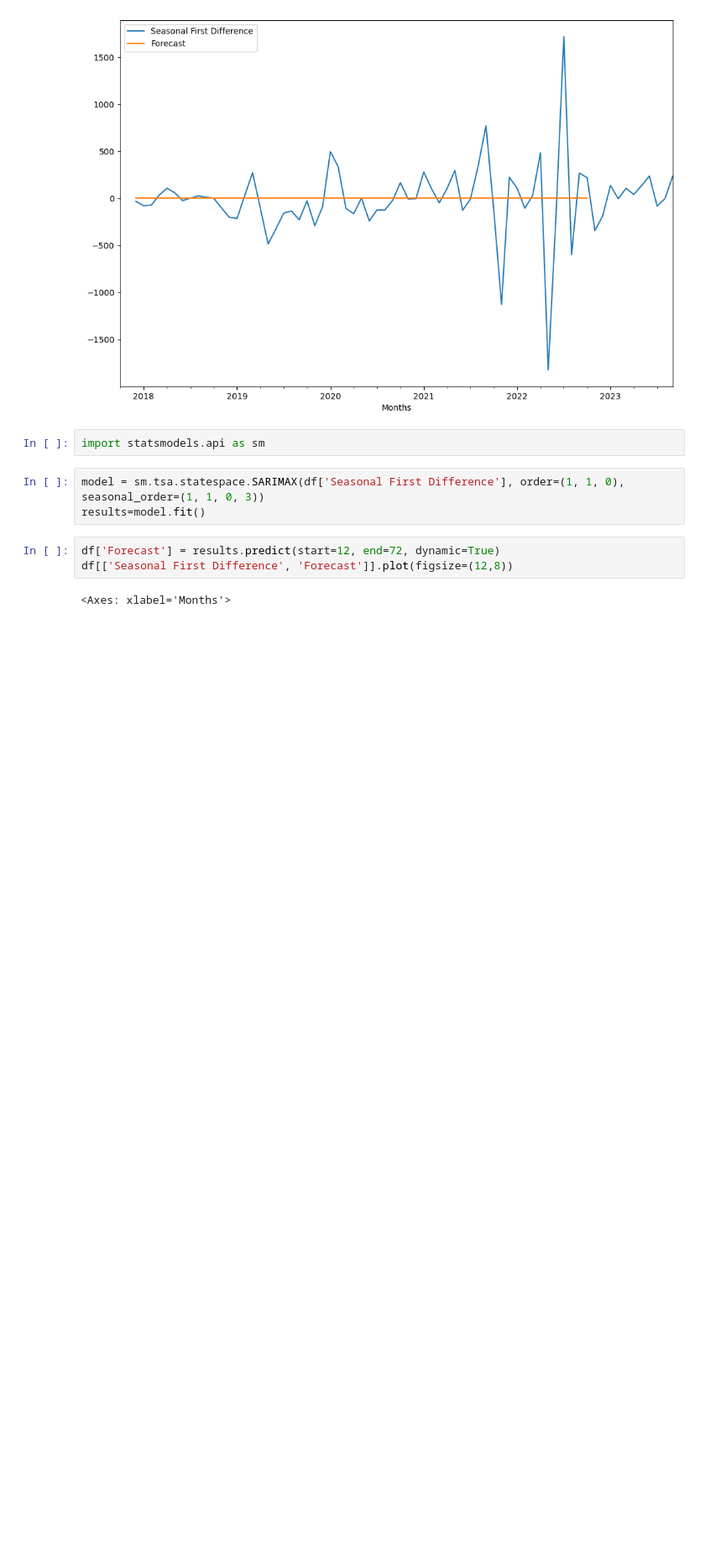
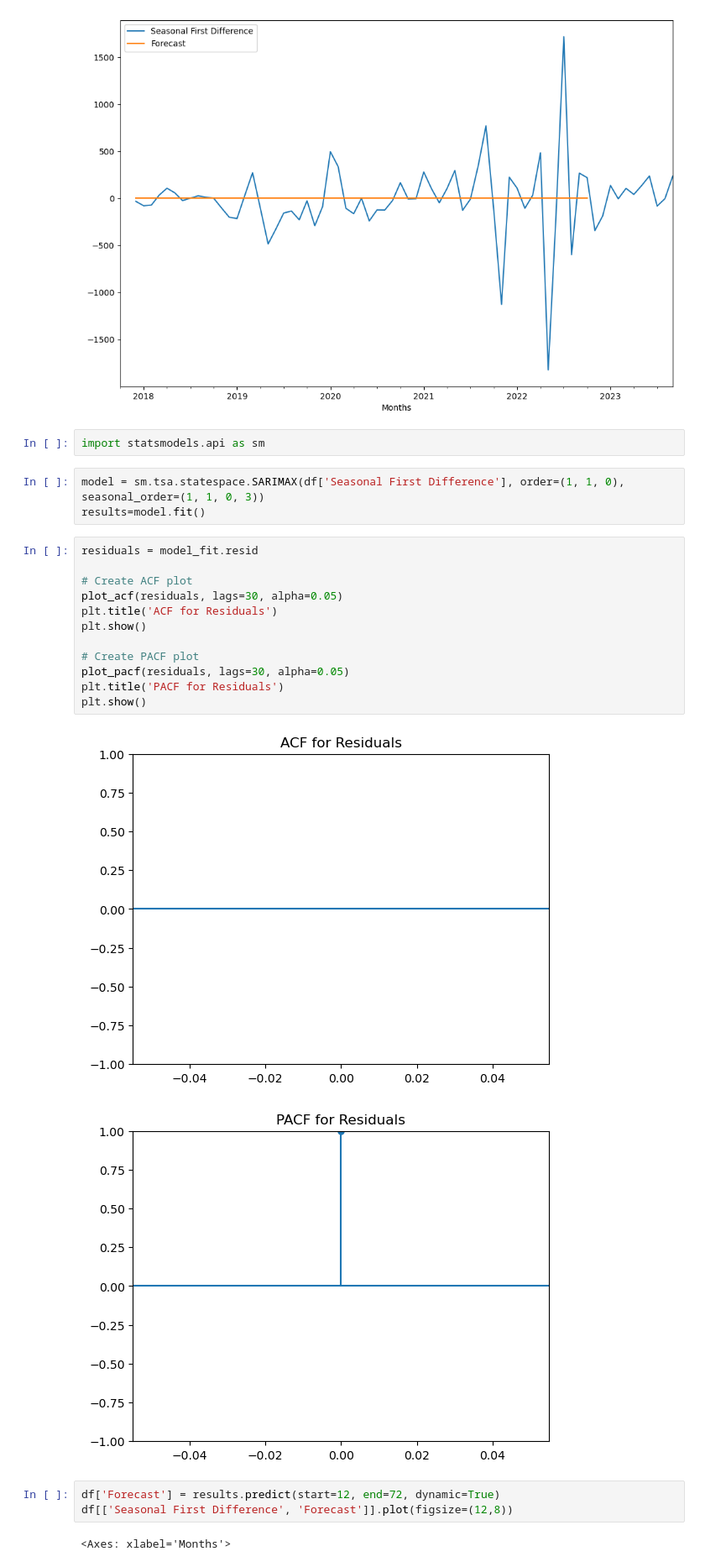
Before and after one commit to Veekits/ARIMA-model-for-Time-Series, a Jupyter notebook: ARIMA Model for Nouba 46 (Differencing).ipynb, the cells around one changed output. Shown at 84% size. Drawn from its saved outputs; the diff is of its cells as text; blank space fills up the shorter version.

```diff
--- a/ARIMA Model for Nouba 46 (Differencing).ipynb
+++ b/ARIMA Model for Nouba 46 (Differencing).ipynb
@@ -206,6 +210,21 @@ import statsmodels.api as sm
 # %%
 model = sm.tsa.statespace.SARIMAX(df['Seasonal First Difference'], order=(1, 1, 0), seasonal_order=(1, 1, 0, 3))
 results=model.fit()
+# %%
+residuals = model_fit.resid
+
+# Create ACF plot
+plot_acf(residuals, lags=30, alpha=0.05)
+plt.title('ACF for Residuals')
+plt.show()
+
+# Create PACF plot
+plot_pacf(residuals, lags=30, alpha=0.05)
+plt.title('PACF for Residuals')
+plt.show()
+# %% [output]
+[figure, added]
+[figure, added]
 # %%
 df['Forecast'] = results.predict(start=12, end=72, dynamic=True)
 df[['Seasonal First Difference', 'Forecast']].plot(figsize=(12,8))
```
Also changed, not shown: parts of 12 cells of this notebook, 1 other file.
